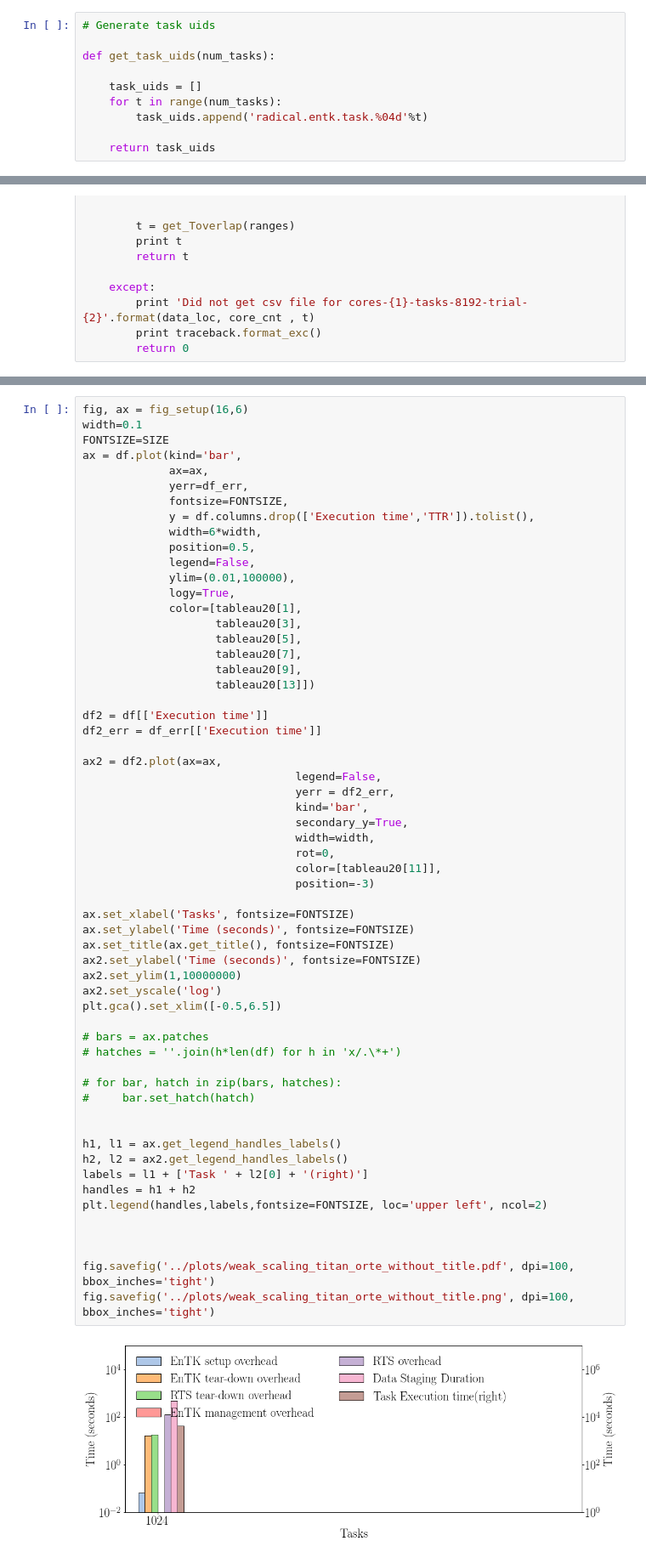
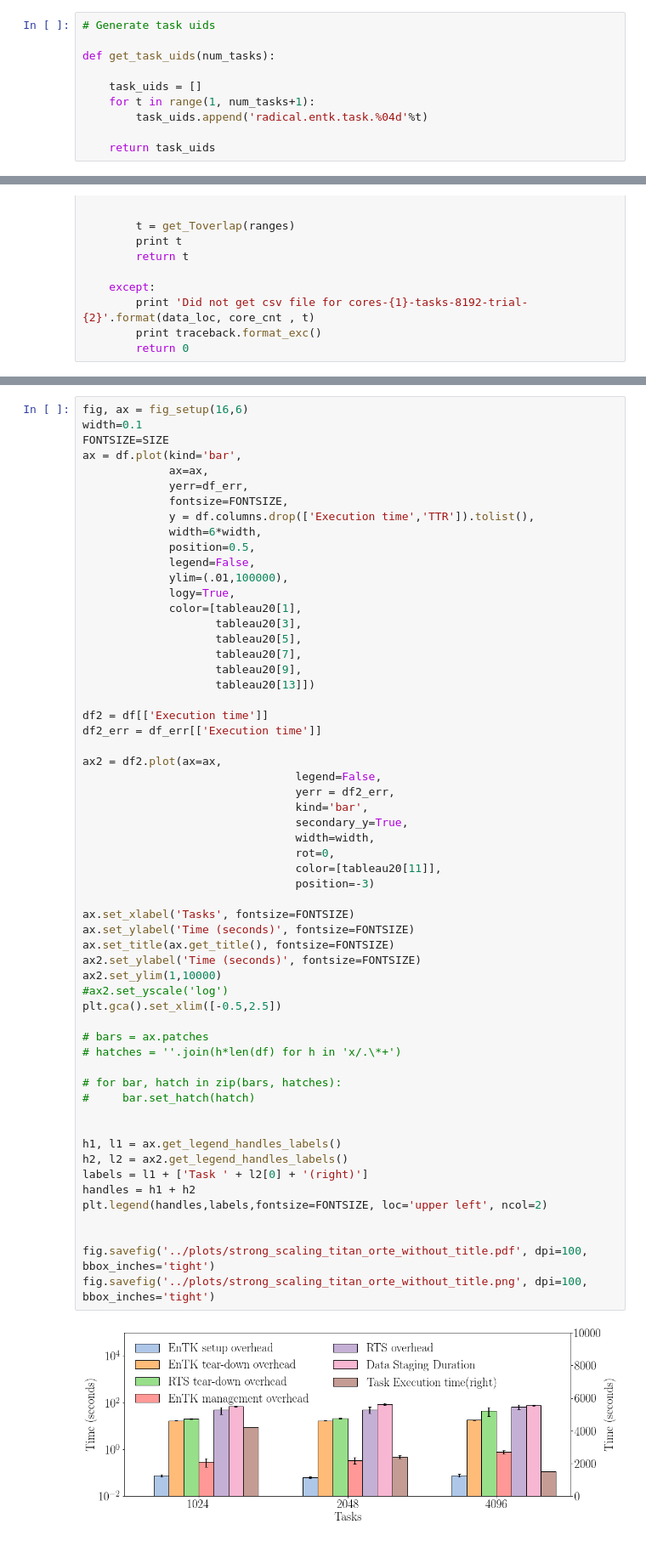
Before and after one commit to radical-experiments/entk-experiments, a Jupyter notebook: exp-5-B-1/notebook/plotme.ipynb, the cells around one changed output, grey strips where cells are left out. Shown at 85% size. Drawn from its saved outputs; the diff is of its cells as text.

Commit message:
adding new strong scaling plots

```diff
--- a/exp-5-B-1/notebook/plotme.ipynb
+++ b/exp-5-B-1/notebook/plotme.ipynb
@@ -108,7 +108,7 @@ FONTSIZE=SIZE
 def get_task_uids(num_tasks):
 
     task_uids = []
-    for t in range(num_tasks):
+    for t in range(1, num_tasks+1):
         task_uids.append('radical.entk.task.%04d'%t)
 
     return task_uids
@@ -378,7 +411,7 @@ ax = df.plot(kind='bar',
              width=6*width,
              position=0.5,
              legend=False,
-             ylim=(0.01,100000),
+             ylim=(.01,100000),
              logy=True,
              color=[tableau20[1],
                     tableau20[3],
@@ -393,37 +426,36 @@ df2_err = df_err[['Execution time']]
 ax2 = df2.plot(ax=ax,
                                 legend=False,
                                 yerr = df2_err,
                                 kind='bar',
                                 secondary_y=True,
                                 width=width,
                                 rot=0,
                                 color=[tableau20[11]],
                                 position=-3)
 
 ax.set_xlabel('Tasks', fontsize=FONTSIZE)
 ax.set_ylabel('Time (seconds)', fontsize=FONTSIZE)
 ax.set_title(ax.get_title(), fontsize=FONTSIZE)
 ax2.set_ylabel('Time (seconds)', fontsize=FONTSIZE)
-ax2.set_ylim(1,10000000)
-ax2.set_yscale('log')
-plt.gca().set_xlim([-0.5,6.5])
+ax2.set_ylim(1,10000)
+#ax2.set_yscale('log')
+plt.gca().set_xlim([-0.5,2.5])
 
 # bars = ax.patches
 # hatches = ''.join(h*len(df) for h in 'x/.\*+')
 
 # for bar, hatch in zip(bars, hatches):
 #     bar.set_hatch(hatch)
 
 
 h1, l1 = ax.get_legend_handles_labels()
 h2, l2 = ax2.get_legend_handles_labels()
 labels = l1 + ['Task ' + l2[0] + '(right)']
 handles = h1 + h2
 plt.legend(handles,labels,fontsize=FONTSIZE, loc='upper left', ncol=2)
 
 
-
-fig.savefig('../plots/weak_scaling_titan_orte_without_title.pdf', dpi=100, bbox_inches='tight')
-fig.savefig('../plots/weak_scaling_titan_orte_without_title.png', dpi=100, bbox_inches='tight')
+fig.savefig('../plots/strong_scaling_titan_orte_without_title.pdf', dpi=100, bbox_inches='tight')
+fig.savefig('../plots/strong_scaling_titan_orte_without_title.png', dpi=100, bbox_inches='tight')
 # %% [output]
-[figure, old version]
+[figure, new version]
```
Also changed, not shown: parts of 6 cells of this notebook, 8 other files.
